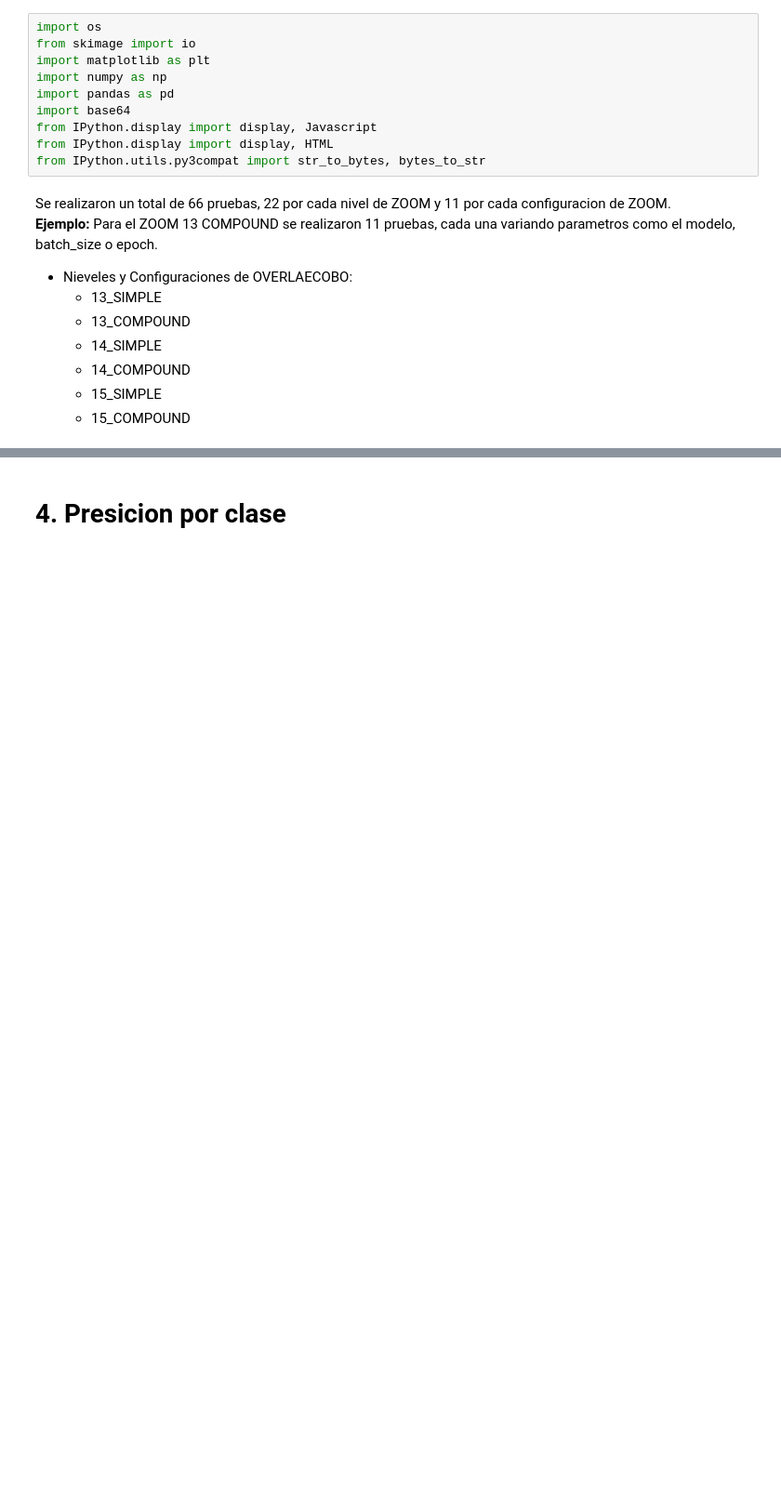
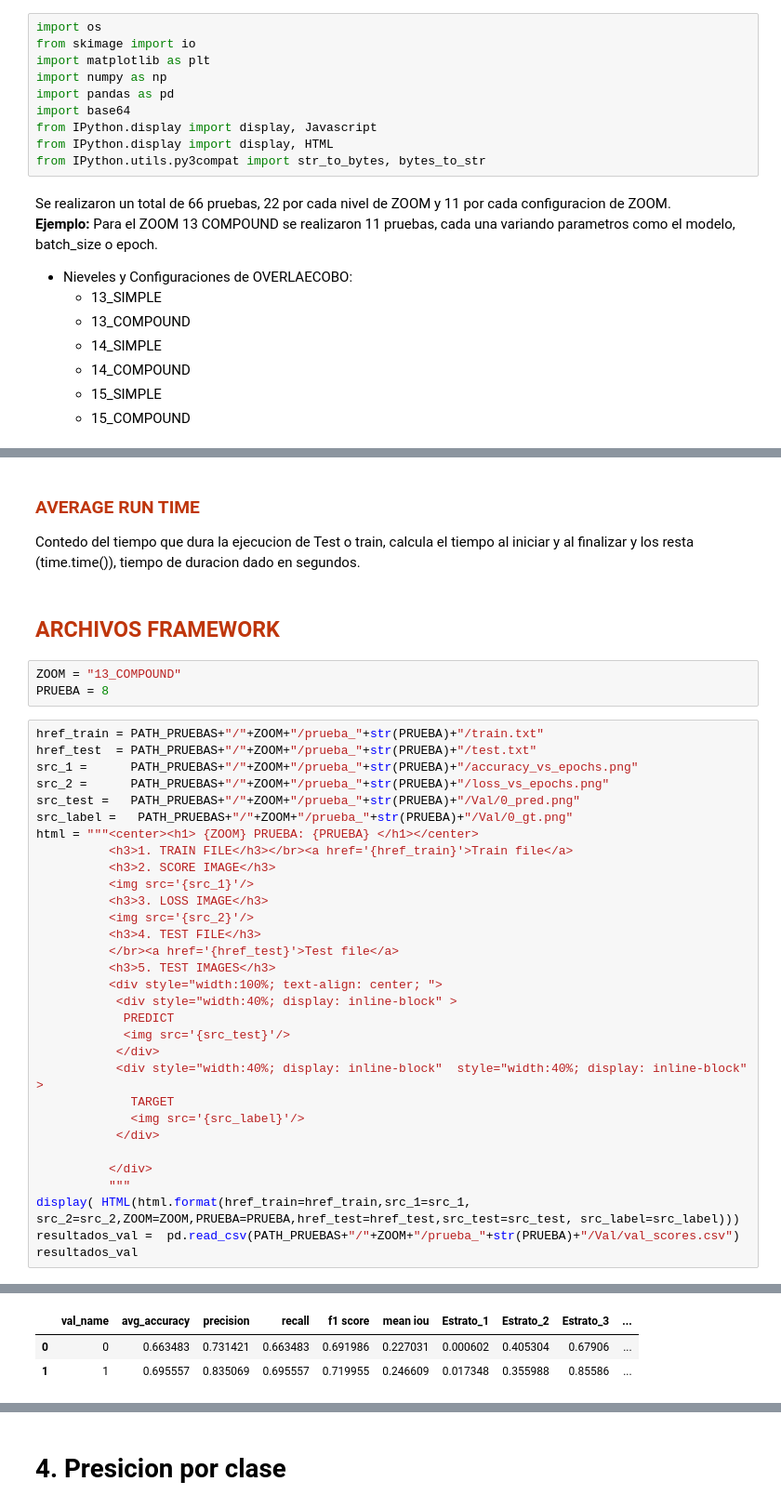
Before and after one commit to DaielChom/proyecto_uis, a Jupyter notebook: 06 - Resultados.ipynb, the cells around one changed output, grey strips where cells are left out. Shown at 93% size. Saved outputs shown, nothing was run; the diff lists cells and outputs as text; blank space fills up the shorter version.

```diff
--- a/06 - Resultados.ipynb
+++ b/06 - Resultados.ipynb
@@ -111,0 +272,41 @@ Tanto target como predict
+# %% [markdown]
+<h3 style="color:#BF360C"> AVERAGE RUN TIME </h3>
+
+Contedo del tiempo que dura la ejecucion de Test o train, calcula el tiempo al iniciar y al finalizar y los resta (time.time()), tiempo de duracion dado en segundos.
+# %% [markdown]
+<h2 style="color:#BF360C">ARCHIVOS FRAMEWORK</h2>
+# %%
+ZOOM = "13_COMPOUND"
+PRUEBA = 8
+# %%
+href_train = PATH_PRUEBAS+"/"+ZOOM+"/prueba_"+str(PRUEBA)+"/train.txt"
+href_test  = PATH_PRUEBAS+"/"+ZOOM+"/prueba_"+str(PRUEBA)+"/test.txt"
+src_1 =      PATH_PRUEBAS+"/"+ZOOM+"/prueba_"+str(PRUEBA)+"/accuracy_vs_epochs.png"
+src_2 =      PATH_PRUEBAS+"/"+ZOOM+"/prueba_"+str(PRUEBA)+"/loss_vs_epochs.png"
+src_test =   PATH_PRUEBAS+"/"+ZOOM+"/prueba_"+str(PRUEBA)+"/Val/0_pred.png"
+src_label =   PATH_PRUEBAS+"/"+ZOOM+"/prueba_"+str(PRUEBA)+"/Val/0_gt.png"
+html = """<center><h1> {ZOOM} PRUEBA: {PRUEBA} </h1></center>
+          <h3>1. TRAIN FILE</h3></br><a href='{href_train}'>Train file</a>
+          <h3>2. SCORE IMAGE</h3>
+          <img src='{src_1}'/>
+          <h3>3. LOSS IMAGE</h3>
+          <img src='{src_2}'/>
+          <h3>4. TEST FILE</h3>
+          </br><a href='{href_test}'>Test file</a>
+          <h3>5. TEST IMAGES</h3>
+          <div style="width:100%; text-align: center; ">
+           <div style="width:40%; display: inline-block" >
+            PREDICT
+            <img src='{src_test}'/>
+           </div>
+           <div style="width:40%; display: inline-block"  style="width:40%; display: inline-block" >
+             TARGET
+             <img src='{src_label}'/>
+           </div>
+
+          </div>
+          """
+display( HTML(html.format(href_train=href_train,src_1=src_1, src_2=src_2,ZOOM=ZOOM,PRUEBA=PRUEBA,href_test=href_test,src_test=src_test, src_label=src_label)))
+resultados_val =  pd.read_csv(PATH_PRUEBAS+"/"+ZOOM+"/prueba_"+str(PRUEBA)+"/Val/val_scores.csv")
+resultados_val
+# %% [output]
@@ -111,0 +314,3 @@ Tanto target como predict
+|  | val_name | avg_accuracy | precision | recall | f1 score | mean iou | Estrato_1 | Estrato_2 | Estrato_3 | ... |
+| 0 | 0 | 0.663483 | 0.731421 | 0.663483 | 0.691986 | 0.227031 | 0.000602 | 0.405304 | 0.67906 | ... |
+| 1 | 1 | 0.695557 | 0.835069 | 0.695557 | 0.719955 | 0.246609 | 0.017348 | 0.355988 | 0.85586 | ... |
```
Also changed, not shown: parts of 50 cells of this notebook.
